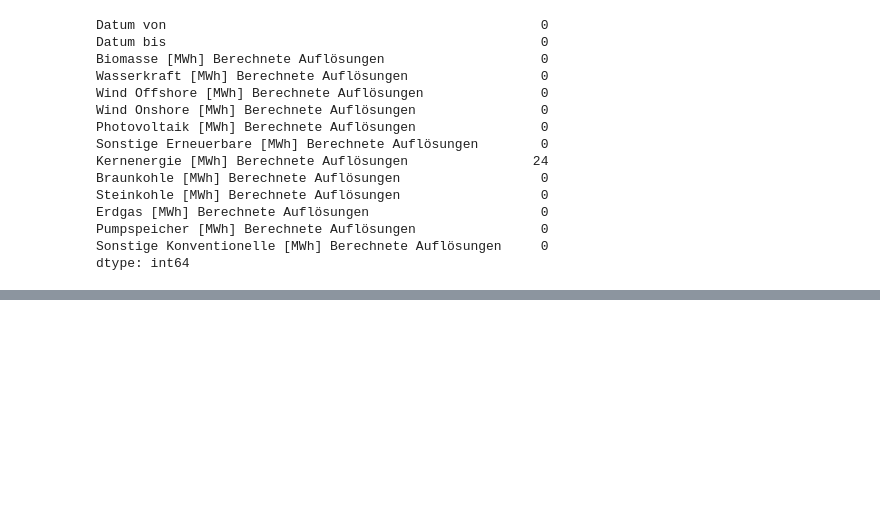
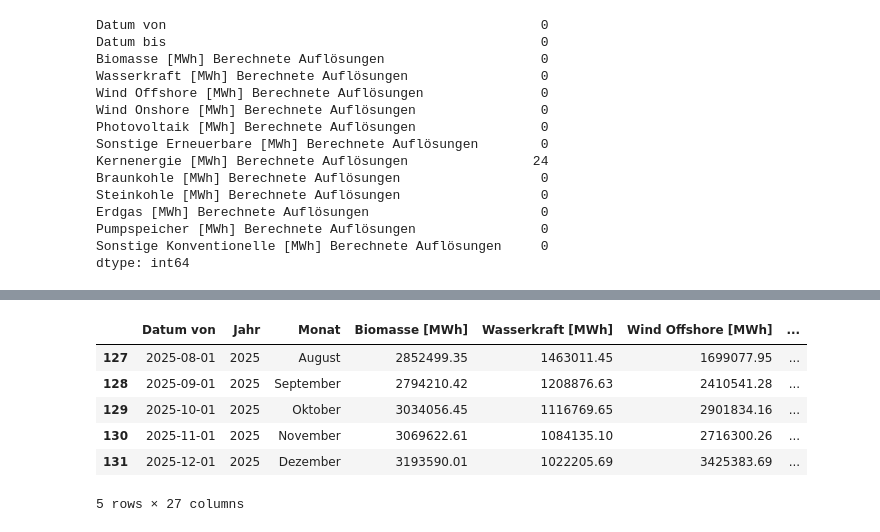
Before and after one commit to Yoem29/Energy-Development-Germany, a Jupyter notebook: notebooks/EDA.ipynb, the cells around one changed output, grey strips where cells are left out. Cells and saved outputs as stored; diff of their text form; code cells hidden in the pictures; blank space fills up the shorter version.

```diff
--- a/notebooks/EDA.ipynb
+++ b/notebooks/EDA.ipynb
@@ -105,0 +134,10 @@ dtype: int64
+# %%
+df.tail()
+# %% [output]
+|  | Datum von | Jahr | Monat | Biomasse [MWh] | Wasserkraft [MWh] | Wind Offshore [MWh] | ... |
+| 127 | 2025-08-01 | 2025 | August | 2852499.35 | 1463011.45 | 1699077.95 | ... |
+| 128 | 2025-09-01 | 2025 | September | 2794210.42 | 1208876.63 | 2410541.28 | ... |
+| 129 | 2025-10-01 | 2025 | Oktober | 3034056.45 | 1116769.65 | 2901834.16 | ... |
+| 130 | 2025-11-01 | 2025 | November | 3069622.61 | 1084135.10 | 2716300.26 | ... |
+| 131 | 2025-12-01 | 2025 | Dezember | 3193590.01 | 1022205.69 | 3425383.69 | ... |
+5 rows × 27 columns
```
Also changed, not shown: parts of 11 cells of this notebook.
